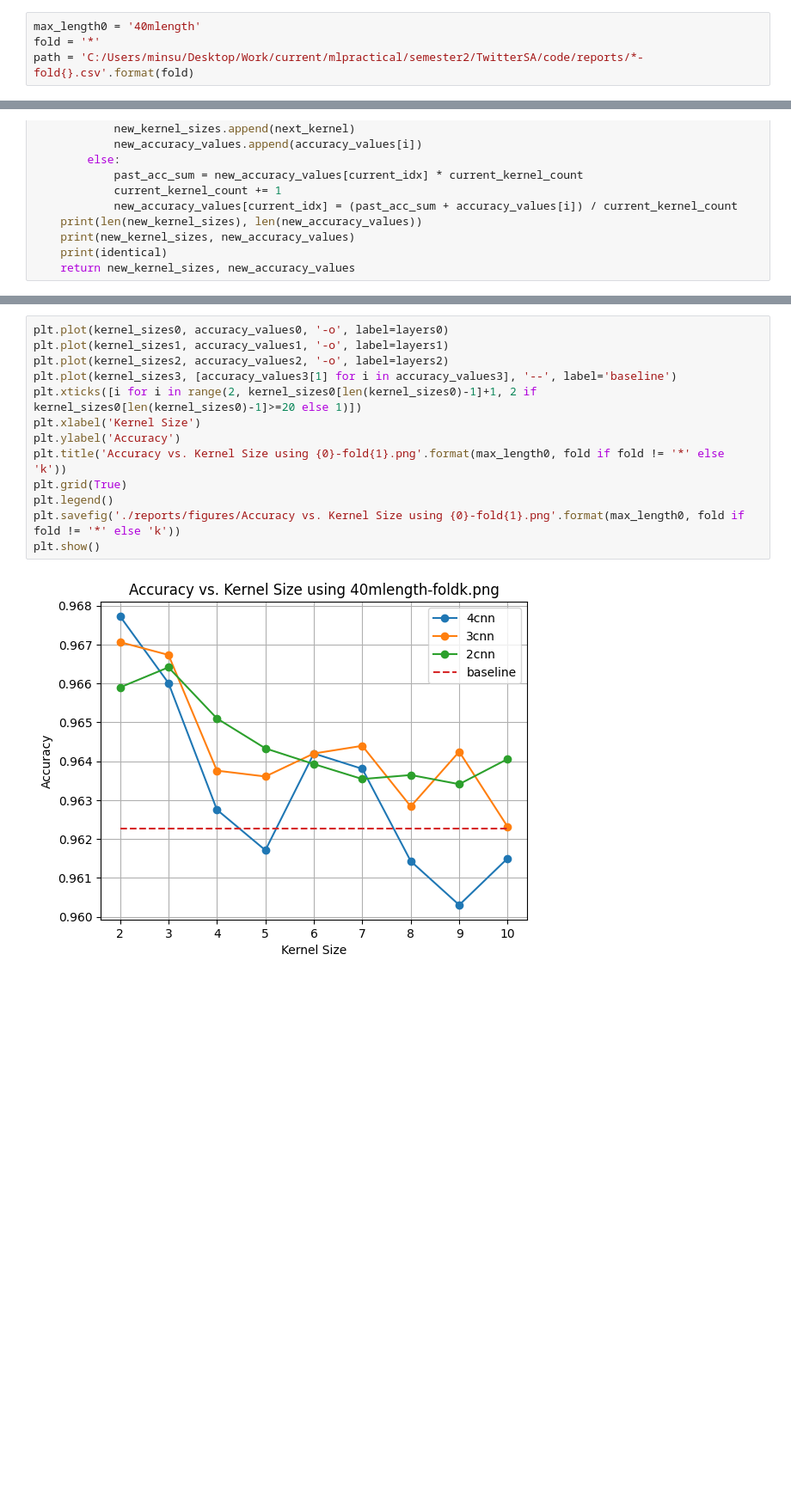
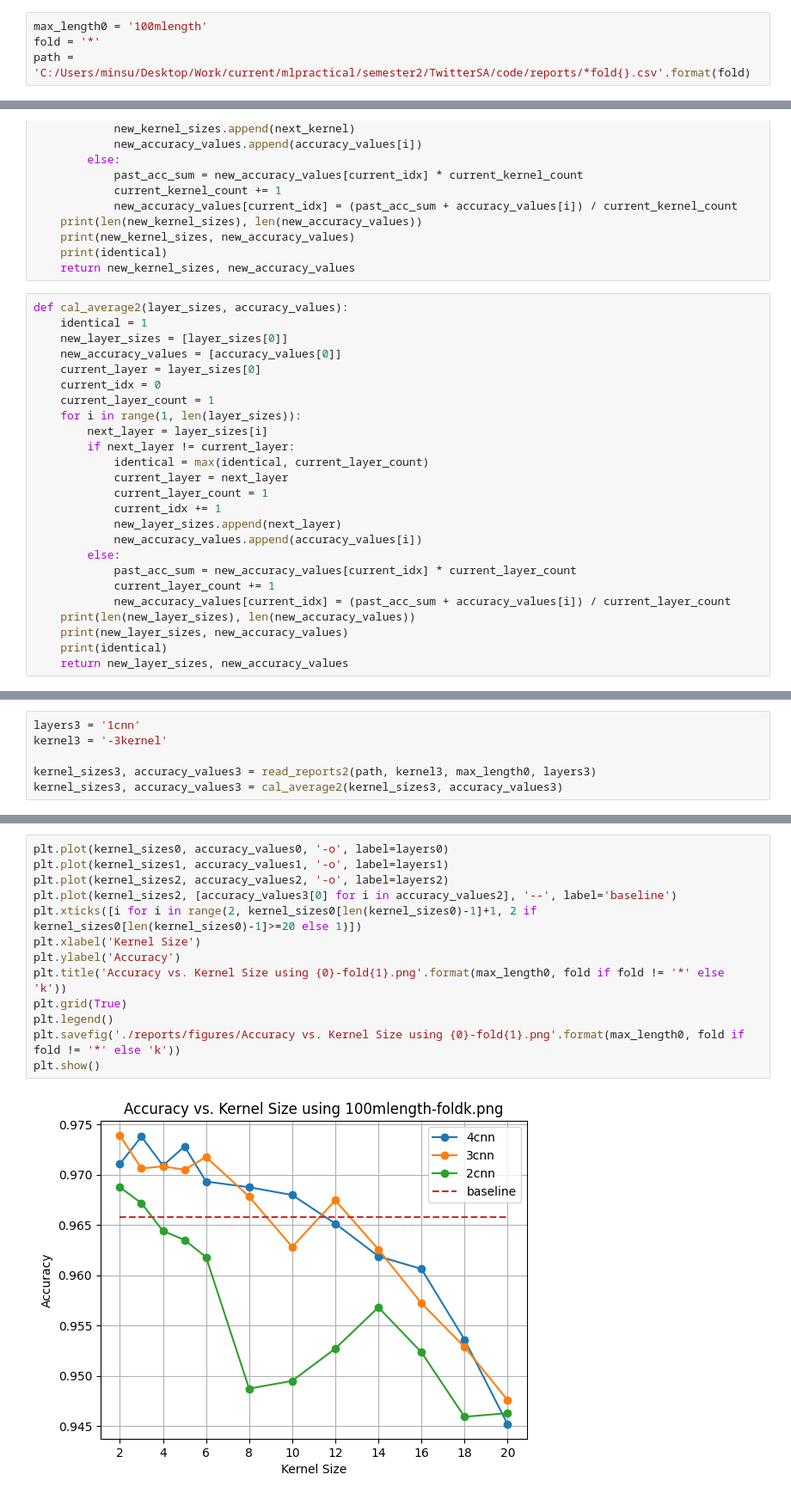
Before and after one commit to MinSuan96/TwitterSA, a Jupyter notebook: code/plot_report_varying_kernel_sizes.ipynb, the cells around one changed output, grey strips where cells are left out. Shown at 86% size. Drawn from its saved outputs; the diff is of its cells as text; blank space fills up the shorter version.

Commit message:
added baseline graphs in withBaseline

```diff
--- a/code/plot_report_varying_kernel_sizes.ipynb
+++ b/code/plot_report_varying_kernel_sizes.ipynb
@@ -4,9 +4,9 @@ import glob
 import os
 import matplotlib.pyplot as plt
 # %%
-max_length0 = '40mlength'
+max_length0 = '100mlength'
 fold = '*'
-path = 'C:/Users/minsu/Desktop/Work/current/mlpractical/semester2/TwitterSA/code/reports/*-fold{}.csv'.format(fold)
+path = 'C:/Users/minsu/Desktop/Work/current/mlpractical/semester2/TwitterSA/code/reports/*fold{}.csv'.format(fold)
 # %%
 def read_reports(path, layers, max_length):
     dfs = []
@@ -54,6 +77,31 @@ def cal_average(kernel_sizes, accuracy_values):
     print(new_kernel_sizes, new_accuracy_values)
     print(identical)
     return new_kernel_sizes, new_accuracy_values
+# %%
+def cal_average2(layer_sizes, accuracy_values):
+    identical = 1
+    new_layer_sizes = [layer_sizes[0]]
+    new_accuracy_values = [accuracy_values[0]]
+    current_layer = layer_sizes[0]
+    current_idx = 0
+    current_layer_count = 1
+    for i in range(1, len(layer_sizes)):
+        next_layer = layer_sizes[i]
+        if next_layer != current_layer:
+            identical = max(identical, current_layer_count)
+            current_layer = next_layer
+            current_layer_count = 1
+            current_idx += 1
+            new_layer_sizes.append(next_layer)
+            new_accuracy_values.append(accuracy_values[i])
+        else:
+            past_acc_sum = new_accuracy_values[current_idx] * current_layer_count
+            current_layer_count += 1
+            new_accuracy_values[current_idx] = (past_acc_sum + accuracy_values[i]) / current_layer_count
+    print(len(new_layer_sizes), len(new_accuracy_values))
+    print(new_layer_sizes, new_accuracy_values)
+    print(identical)
+    return new_layer_sizes, new_accuracy_values
 # %%
 layers0 = '4cnn'
 
@@ -92,0 +141,6 @@ kernel_sizes3, accuracy_values3 = cal_average(kernel_sizes3, accuracy_values3)
+# %%
+layers3 = '1cnn'
+kernel3 = '-3kernel'
+
+kernel_sizes3, accuracy_values3 = read_reports2(path, kernel3, max_length0, layers3)
+kernel_sizes3, accuracy_values3 = cal_average2(kernel_sizes3, accuracy_values3)
@@ -93,15 +152,15 @@ kernel_sizes3, accuracy_values3 = cal_average(kernel_sizes3, accuracy_values3)
 # %%
 plt.plot(kernel_sizes0, accuracy_values0, '-o', label=layers0)
 plt.plot(kernel_sizes1, accuracy_values1, '-o', label=layers1)
 plt.plot(kernel_sizes2, accuracy_values2, '-o', label=layers2)
-plt.plot(kernel_sizes3, [accuracy_values3[1] for i in accuracy_values3], '--', label='baseline')
+plt.plot(kernel_sizes2, [accuracy_values3[0] for i in accuracy_values2], '--', label='baseline')
 plt.xticks([i for i in range(2, kernel_sizes0[len(kernel_sizes0)-1]+1, 2 if kernel_sizes0[len(kernel_sizes0)-1]>=20 else 1)])
 plt.xlabel('Kernel Size')
 plt.ylabel('Accuracy')
 plt.title('Accuracy vs. Kernel Size using {0}-fold{1}.png'.format(max_length0, fold if fold != '*' else 'k'))
 plt.grid(True)
 plt.legend()
 plt.savefig('./reports/figures/Accuracy vs. Kernel Size using {0}-fold{1}.png'.format(max_length0, fold if fold != '*' else 'k'))
 plt.show()
 # %% [output]
-[figure, old version]
+[figure, new version]
```
Also changed, not shown: parts of 7 cells of this notebook, 5 other files.
